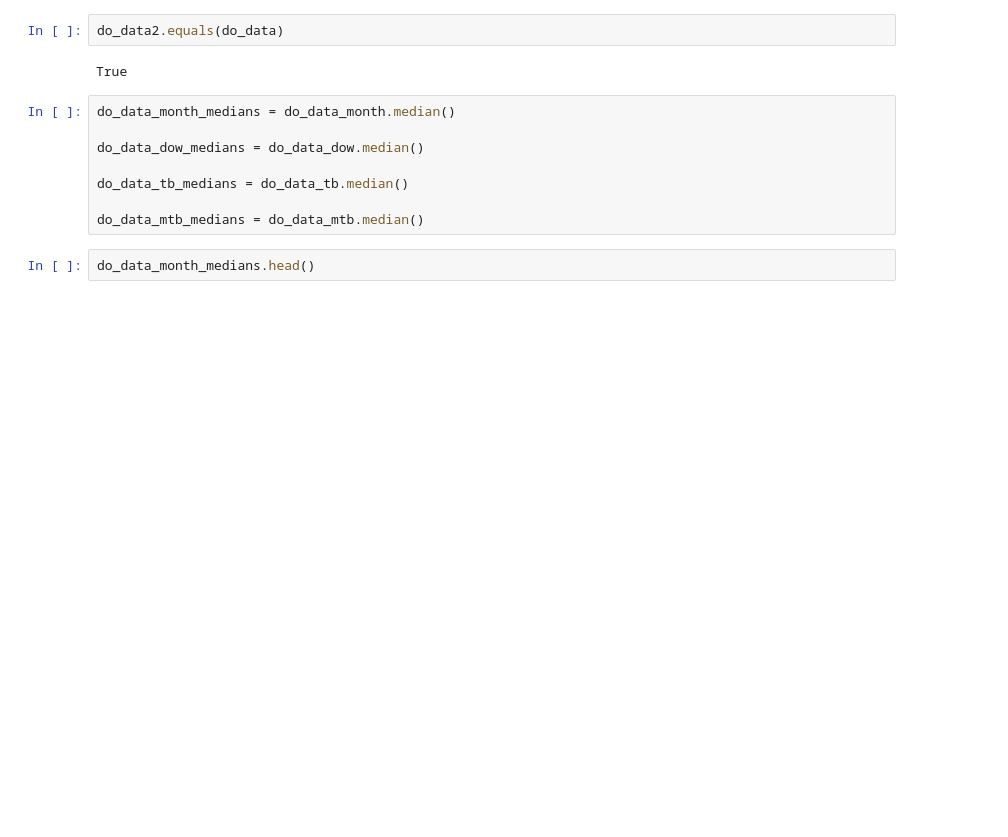
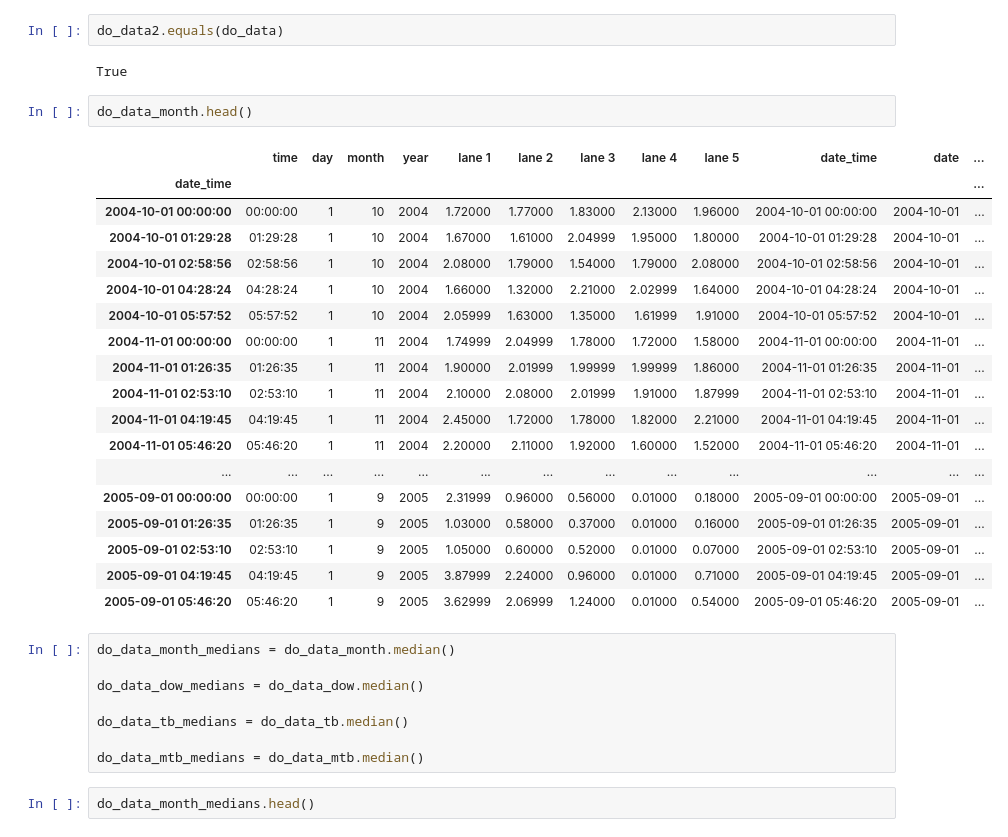
Before and after one commit to vishesh-sarinDXB/Dissolved_Oxygen_Analysis_Unsupervised, a Jupyter notebook: notebooks/do-rabee-pyf2-actual-consolidation-code.ipynb, the cells around one changed output. Saved outputs shown, nothing was run; the diff lists cells and outputs as text; blank space fills up the shorter version.

```diff
--- a/notebooks/do-rabee-pyf2-actual-consolidation-code.ipynb
+++ b/notebooks/do-rabee-pyf2-actual-consolidation-code.ipynb
@@ -359,6 +330,27 @@ do_data_monthTimeBins.describe()
 do_data2.equals(do_data)
 # %% [output]
 True
+# %%
+do_data_month.head()
+# %% [output]
+|  | time | day | month | year | lane 1 | lane 2 | lane 3 | lane 4 | lane 5 | date_time | date | ... |
+| date_time |  |  |  |  |  |  |  |  |  |  |  | ... |
+| 2004-10-01 00:00:00 | 00:00:00 | 1 | 10 | 2004 | 1.72000 | 1.77000 | 1.83000 | 2.13000 | 1.96000 | 2004-10-01 00:00:00 | 2004-10-01 | ... |
+| 2004-10-01 01:29:28 | 01:29:28 | 1 | 10 | 2004 | 1.67000 | 1.61000 | 2.04999 | 1.95000 | 1.80000 | 2004-10-01 01:29:28 | 2004-10-01 | ... |
+| 2004-10-01 02:58:56 | 02:58:56 | 1 | 10 | 2004 | 2.08000 | 1.79000 | 1.54000 | 1.79000 | 2.08000 | 2004-10-01 02:58:56 | 2004-10-01 | ... |
+| 2004-10-01 04:28:24 | 04:28:24 | 1 | 10 | 2004 | 1.66000 | 1.32000 | 2.21000 | 2.02999 | 1.64000 | 2004-10-01 04:28:24 | 2004-10-01 | ... |
+| 2004-10-01 05:57:52 | 05:57:52 | 1 | 10 | 2004 | 2.05999 | 1.63000 | 1.35000 | 1.61999 | 1.91000 | 2004-10-01 05:57:52 | 2004-10-01 | ... |
+| 2004-11-01 00:00:00 | 00:00:00 | 1 | 11 | 2004 | 1.74999 | 2.04999 | 1.78000 | 1.72000 | 1.58000 | 2004-11-01 00:00:00 | 2004-11-01 | ... |
+| 2004-11-01 01:26:35 | 01:26:35 | 1 | 11 | 2004 | 1.90000 | 2.01999 | 1.99999 | 1.99999 | 1.86000 | 2004-11-01 01:26:35 | 2004-11-01 | ... |
+| 2004-11-01 02:53:10 | 02:53:10 | 1 | 11 | 2004 | 2.10000 | 2.08000 | 2.01999 | 1.91000 | 1.87999 | 2004-11-01 02:53:10 | 2004-11-01 | ... |
+| 2004-11-01 04:19:45 | 04:19:45 | 1 | 11 | 2004 | 2.45000 | 1.72000 | 1.78000 | 1.82000 | 2.21000 | 2004-11-01 04:19:45 | 2004-11-01 | ... |
+| 2004-11-01 05:46:20 | 05:46:20 | 1 | 11 | 2004 | 2.20000 | 2.11000 | 1.92000 | 1.60000 | 1.52000 | 2004-11-01 05:46:20 | 2004-11-01 | ... |
+| ... | ... | ... | ... | ... | ... | ... | ... | ... | ... | ... | ... | ... |
+| 2005-09-01 00:00:00 | 00:00:00 | 1 | 9 | 2005 | 2.31999 | 0.96000 | 0.56000 | 0.01000 | 0.18000 | 2005-09-01 00:00:00 | 2005-09-01 | ... |
+| 2005-09-01 01:26:35 | 01:26:35 | 1 | 9 | 2005 | 1.03000 | 0.58000 | 0.37000 | 0.01000 | 0.16000 | 2005-09-01 01:26:35 | 2005-09-01 | ... |
+| 2005-09-01 02:53:10 | 02:53:10 | 1 | 9 | 2005 | 1.05000 | 0.60000 | 0.52000 | 0.01000 | 0.07000 | 2005-09-01 02:53:10 | 2005-09-01 | ... |
+| 2005-09-01 04:19:45 | 04:19:45 | 1 | 9 | 2005 | 3.87999 | 2.24000 | 0.96000 | 0.01000 | 0.71000 | 2005-09-01 04:19:45 | 2005-09-01 | ... |
+| 2005-09-01 05:46:20 | 05:46:20 | 1 | 9 | 2005 | 3.62999 | 2.06999 | 1.24000 | 0.01000 | 0.54000 | 2005-09-01 05:46:20 | 2005-09-01 | ... |
 # %%
 do_data_month_medians = do_data_month.median()
 
```
Also changed, not shown: parts of 3 cells of this notebook, 1 other file.
